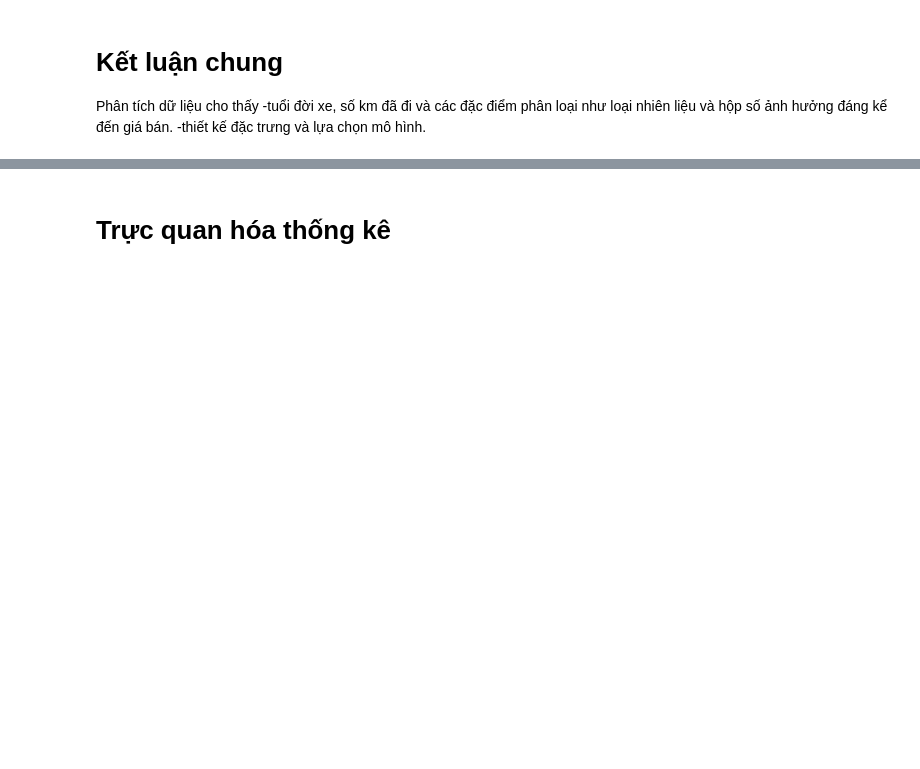
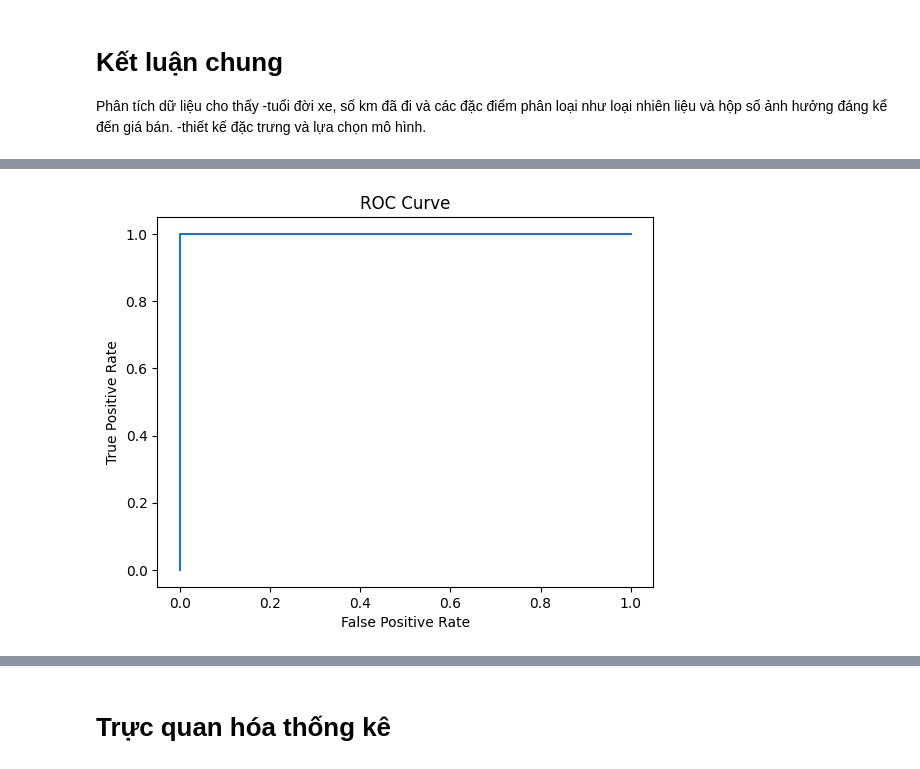
Before and after one commit to hoangchaulanbao/HocmayNC, a Jupyter notebook: car-price-prediction.ipynb, the cells around one changed output, grey strips where cells are left out. Drawn from its saved outputs; the diff is of its cells as text; code cells hidden in the pictures; blank space fills up the shorter version.

```diff
--- a/car-price-prediction.ipynb
+++ b/car-price-prediction.ipynb
@@ -316,0 +343,2 @@ Phân tích dữ liệu  cho thấy
+# %%
+X = pd.get_dummies(X, drop_first=True)
@@ -316,0 +385,16 @@ Phân tích dữ liệu  cho thấy
+# %%
+from sklearn.ensemble import RandomForestRegressor
+from sklearn.metrics import mean_squared_error, r2_score
+import numpy as np # Ensure numpy is imported for np.sqrt
+
+rf = RandomForestRegressor(random_state=42)
+rf.fit(X_train, y_train_reg)
+
+y_pred_rf = rf.predict(X_test)
+
+# Corrected: removed 'squared=False' and applied np.sqrt
+rmse_rf = np.sqrt(mean_squared_error(y_test_reg, y_pred_rf))
+r2_rf = r2_score(y_test_reg, y_pred_rf)
+
+print("Random Forest RMSE:", rmse_rf)
+print("Random Forest R2:", r2_rf)
@@ -316,0 +408,14 @@ Phân tích dữ liệu  cho thấy
+# %%
+from sklearn.ensemble import RandomForestClassifier
+from sklearn.metrics import classification_report, roc_auc_score
+
+clf = RandomForestClassifier(random_state=42)
+clf.fit(X_train, y_train_clf)
+
+y_pred_clf = clf.predict(X_test)
+y_prob = clf.predict_proba(X_test)[:, 1]
+
+print(classification_report(y_test_clf, y_pred_clf))
+
+auc = roc_auc_score(y_test_clf, y_prob)
+print("AUC:", auc)
@@ -316,0 +437,15 @@ Phân tích dữ liệu  cho thấy
+# %%
+from sklearn.metrics import roc_curve
+
+fpr, tpr, _ = roc_curve(y_test_clf, y_prob)
+
+import matplotlib.pyplot as plt
+
+plt.figure()
+plt.plot(fpr, tpr)
+plt.xlabel("False Positive Rate")
+plt.ylabel("True Positive Rate")
+plt.title("ROC Curve")
+plt.show()
+# %% [output]
+[figure, added]
```
Also changed, not shown: parts of 20 cells of this notebook.
